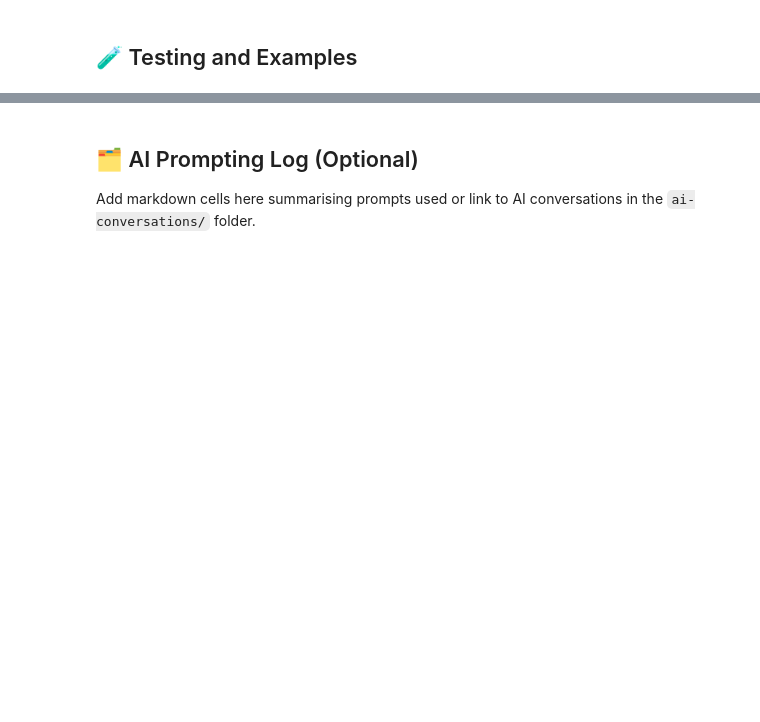
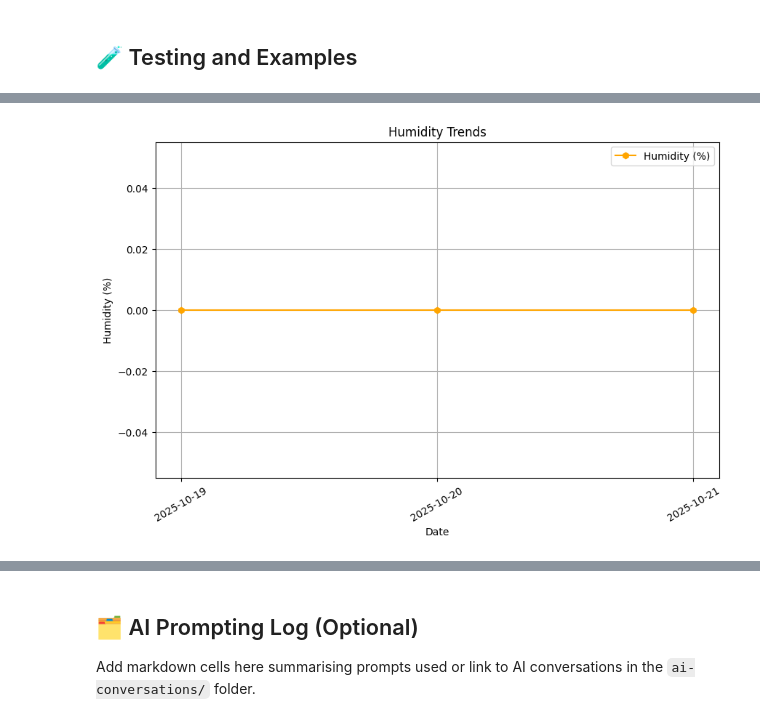
Before and after one commit to Bellajia721/WeatherWise_A2, a Jupyter notebook: starter_notebook.ipynb, the cells around one changed output, grey strips where cells are left out. Saved outputs shown, nothing was run; the diff lists cells and outputs as text; code cells hidden in the pictures; blank space fills up the shorter version.

```diff
--- a/starter_notebook.ipynb
+++ b/starter_notebook.ipynb
@@ -288,7 +274,7 @@ def creat_windspeed_visualisation(weather_data, output_type='display'):
   else:
     plt.show()
 # %%
-def creat_humidity_visualisation(weather_data, output_type='display'):
+def create_humidity_visualisation(weather_data, output_type='display'):
   if not "daily" in weather_data:
     print("No humidity data available")
     return None
@@ -349,0 +604,5 @@ def generate_weather_response(parsed_question, weather_data):
+# %%
+# Test create_humidity_visualisation()
+create_humidity_visualisation(data)
+# %% [output]
+[figure, added]
```
Also changed, not shown: parts of 17 cells of this notebook.
